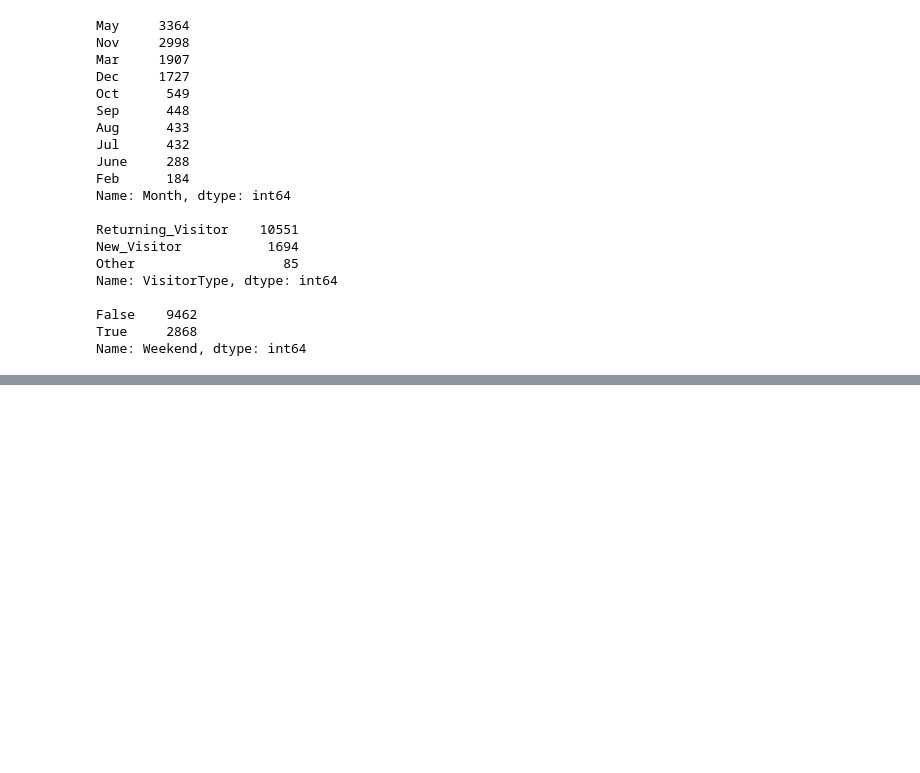
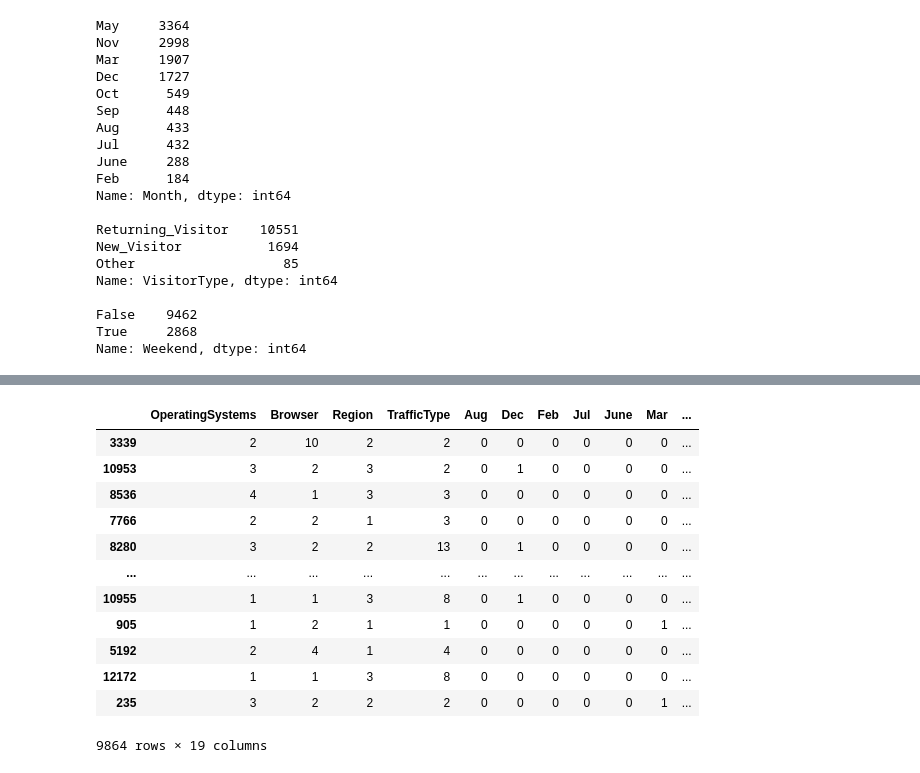
Before and after one commit to xli2257/Aicadium, a Jupyter notebook: aicadium_takehome.ipynb, the cells around one changed output, grey strips where cells are left out. Drawn from its saved outputs; the diff is of its cells as text; code cells hidden in the pictures; blank space fills up the shorter version.

```diff
--- a/aicadium_takehome.ipynb
+++ b/aicadium_takehome.ipynb
@@ -95,0 +264,16 @@ sns.pairplot(num_df)
+# %%
+cat_df_train
+# %% [output]
+|  | OperatingSystems | Browser | Region | TrafficType | Aug | Dec | Feb | Jul | June | Mar | ... |
+| 3339 | 2 | 10 | 2 | 2 | 0 | 0 | 0 | 0 | 0 | 0 | ... |
+| 10953 | 3 | 2 | 3 | 2 | 0 | 1 | 0 | 0 | 0 | 0 | ... |
+| 8536 | 4 | 1 | 3 | 3 | 0 | 0 | 0 | 0 | 0 | 0 | ... |
+| 7766 | 2 | 2 | 1 | 3 | 0 | 0 | 0 | 0 | 0 | 0 | ... |
+| 8280 | 3 | 2 | 2 | 13 | 0 | 1 | 0 | 0 | 0 | 0 | ... |
+| ... | ... | ... | ... | ... | ... | ... | ... | ... | ... | ... | ... |
+| 10955 | 1 | 1 | 3 | 8 | 0 | 1 | 0 | 0 | 0 | 0 | ... |
+| 905 | 1 | 2 | 1 | 1 | 0 | 0 | 0 | 0 | 0 | 1 | ... |
+| 5192 | 2 | 4 | 1 | 4 | 0 | 0 | 0 | 0 | 0 | 0 | ... |
+| 12172 | 1 | 1 | 3 | 8 | 0 | 0 | 0 | 0 | 0 | 0 | ... |
+| 235 | 3 | 2 | 2 | 2 | 0 | 0 | 0 | 0 | 0 | 1 | ... |
+9864 rows × 19 columns
```
Also changed, not shown: parts of 19 cells of this notebook.
